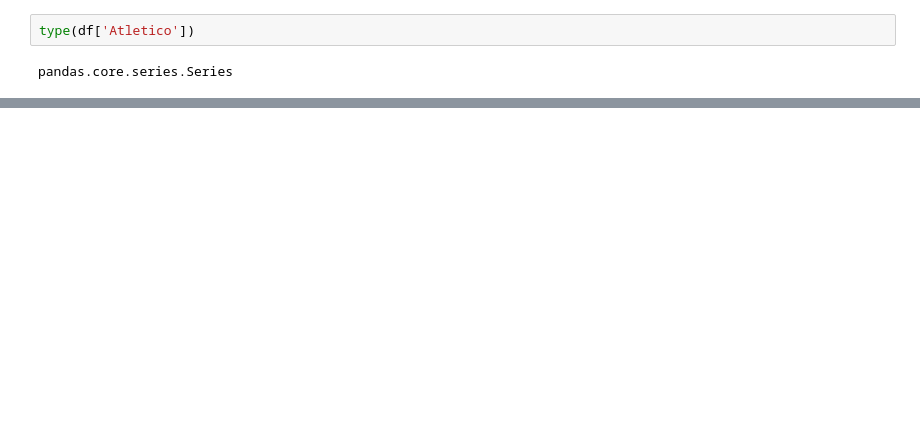
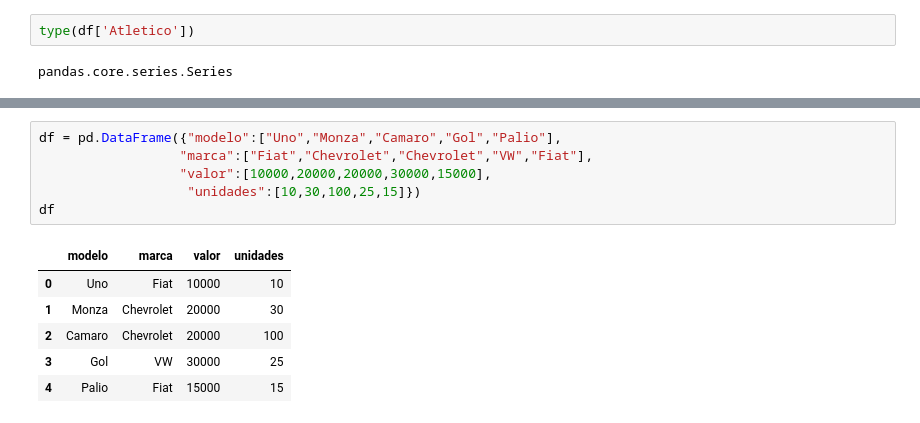
Before and after one commit to heliogald/Projeto-Python-Data-Science-and-Machine-Learning, a Jupyter notebook: jupyter/Untitled.ipynb, the cells around one changed output, grey strips where cells are left out. Drawn from its saved outputs; the diff is of its cells as text; blank space fills up the shorter version.

```diff
--- a/jupyter/Untitled.ipynb
+++ b/jupyter/Untitled.ipynb
@@ -20,0 +172,13 @@ pandas.core.series.Series
+# %%
+df = pd.DataFrame({"modelo":["Uno","Monza","Camaro","Gol","Palio"],
+                  "marca":["Fiat","Chevrolet","Chevrolet","VW","Fiat"],
+                  "valor":[10000,20000,20000,30000,15000],
+                   "unidades":[10,30,100,25,15]})
+df
+# %% [output]
+|  | modelo | marca | valor | unidades |
+| 0 | Uno | Fiat | 10000 | 10 |
+| 1 | Monza | Chevrolet | 20000 | 30 |
+| 2 | Camaro | Chevrolet | 20000 | 100 |
+| 3 | Gol | VW | 30000 | 25 |
+| 4 | Palio | Fiat | 15000 | 15 |
```
Also changed, not shown: parts of 69 cells of this notebook, 17 other files.
